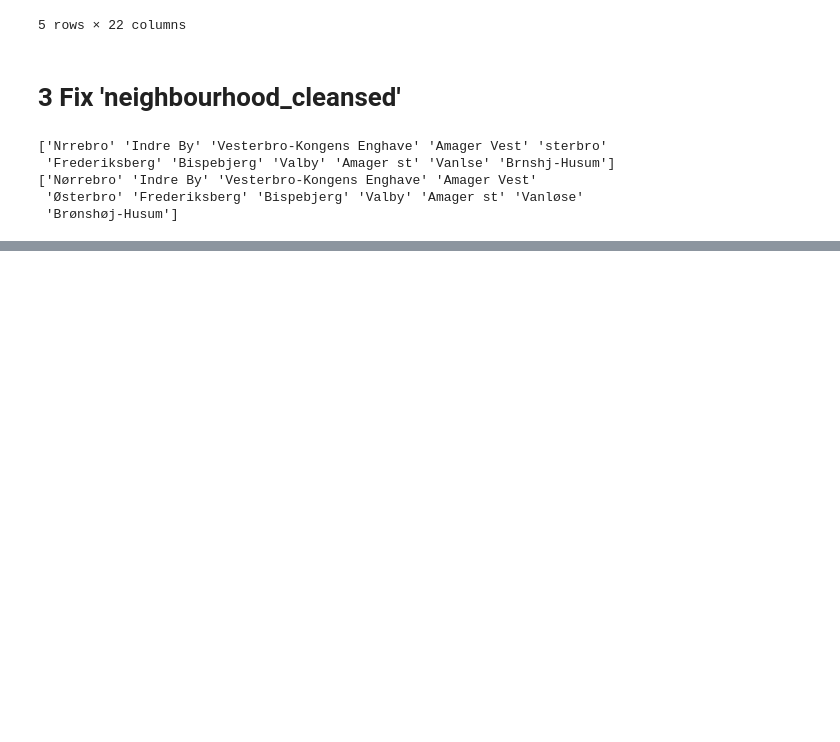
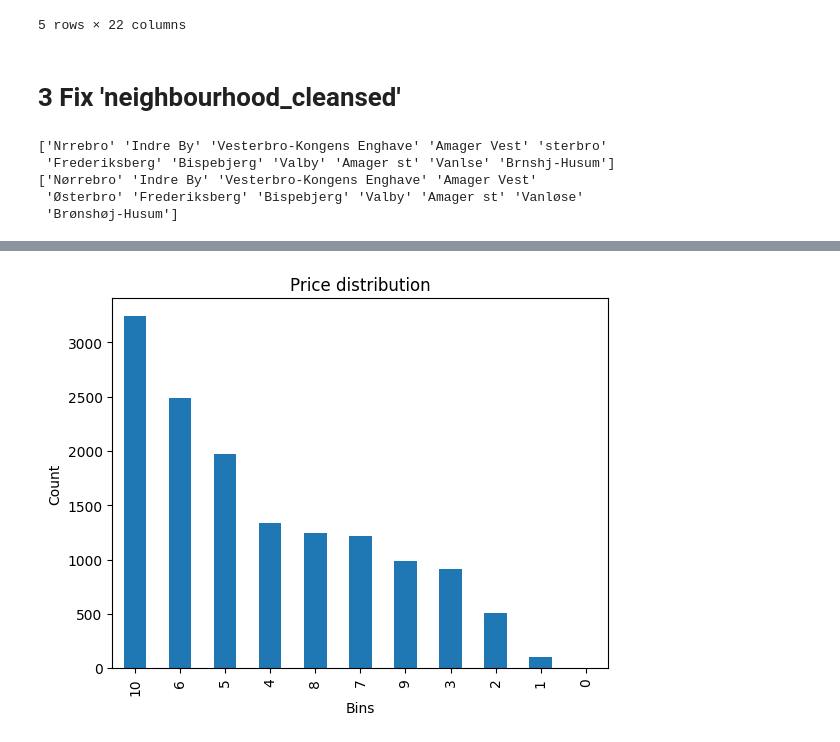
Before and after one commit to chooseanother/MAL1-Assignments, a Jupyter notebook: assignment1-airbnb-copenhagen/1. Kim.ipynb, the cells around one changed output, grey strips where cells are left out. Saved outputs shown, nothing was run; the diff lists cells and outputs as text; code cells hidden in the pictures; blank space fills up the shorter version.

```diff
--- a/assignment1-airbnb-copenhagen/1. Kim.ipynb
+++ b/assignment1-airbnb-copenhagen/1. Kim.ipynb
@@ -141,0 +226,13 @@ print(neighbourhoods)
+# %%
+# Create a basic line plot
+data_bins['price_bins'].value_counts().plot(kind='bar')
+
+# Add labels and title
+plt.xlabel('Bins')
+plt.ylabel('Count')
+plt.title('Price distribution')
+
+# Display the plot
+plt.show()
+# %% [output]
+[figure, added]
```
Also changed, not shown: parts of 33 cells of this notebook, 2 other files.
